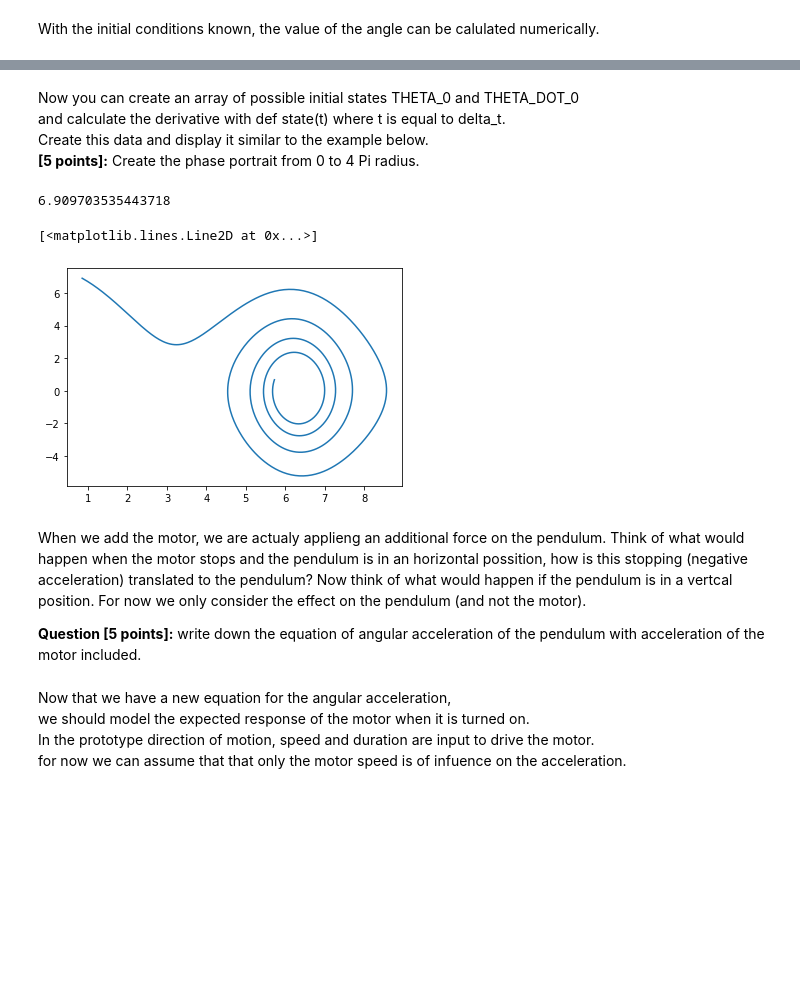
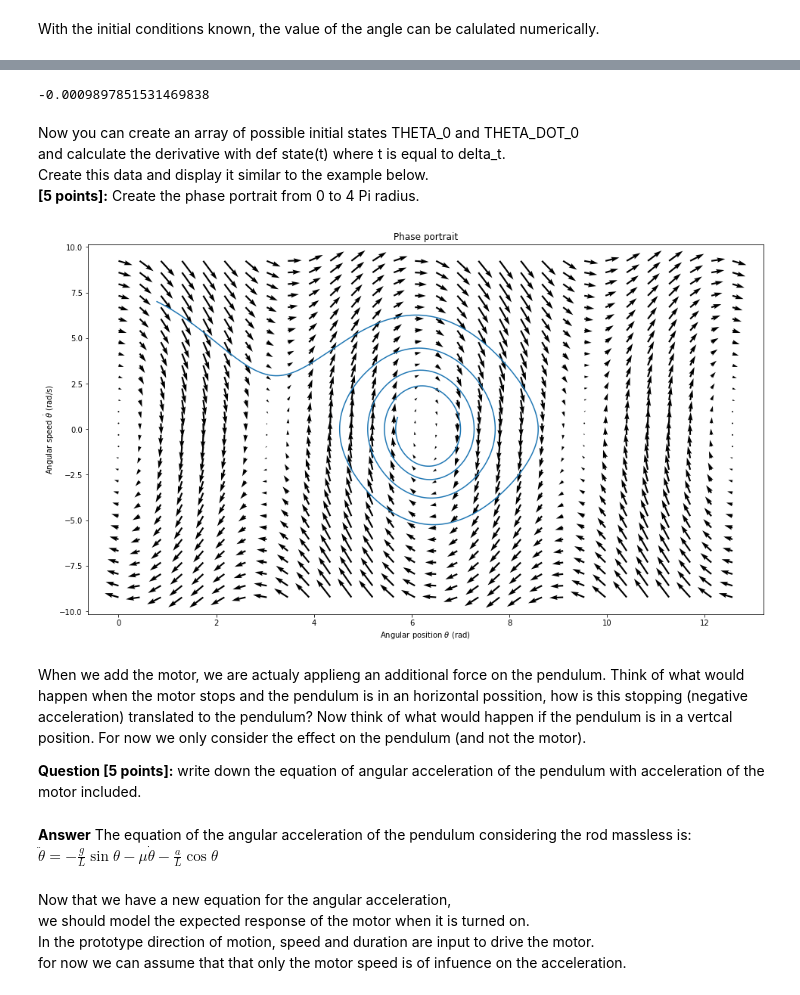
Before and after one commit to mitsyprada/Pendulum-project, a Jupyter notebook: Smart_Systems_Lab_1_zulkad.ipynb, the cells around one changed output, grey strips where cells are left out. Saved outputs shown, nothing was run; the diff lists cells and outputs as text; code cells hidden in the pictures; blank space fills up the shorter version.

Commit message:
my contribution on the phase portrait

```diff
--- a/Smart_Systems_Lab_1_zulkad.ipynb
+++ b/Smart_Systems_Lab_1_zulkad.ipynb
@@ -44,12 +48,12 @@ With the initial conditions known, the value of the angle can be calulated numer
 # %%
 # Solving the angular behaviour of the pendulum numerically for an given input time t (in seconds).
 # From now we will call this the simulation
-def state(t):
+def state(THETA_0, THETA_DOT_0, t):
     theta_list = []
     theta_dot_list = []
     theta = THETA_0
     theta_dot = THETA_DOT_0
-    delta_t = 0.01
+    delta_t = 0.00001 #choose a delta in time to compute
     for time in np.arange(0,t,delta_t):
         theta_double_dot = get_theta_double_dot(theta, theta_dot)
         theta_dot += theta_double_dot * delta_t
@@ -59,3 +63,14 @@ def state(t):
         theta_dot_list.append(theta_dot)
 
     return theta, theta_dot, theta_list, theta_dot_list
+# # Solving the angular behaviour of the pendulum numerically for an given input time t (in seconds).
+# # From now we will call this the simulation
+# def state(THETA_0,THETA_DOT_0,t):
+#     theta = THETA_0
+#     theta_dot = THETA_DOT_0
+#     delta_t = 0.000001 #choose a delta in time to compute
+#     for time in np.arange(0,t,delta_t):
+#         theta_double_dot = get_theta_double_dot(theta, theta_dot)
+#         theta += theta_dot * delta_t
+#         theta_dot += theta_double_dot * delta_t
+#     return theta, theta_dot
@@ -90,0 +77,11 @@ print(s_3[:2])
+# %%
+# np.pi/2
+# 1.5707963267948966
+THETA_0 = np.pi/2
+THETA_DOT_0 = 0
+t = 0.0001
+theta, theta_dot, theta_list, theta_dot_list = state(THETA_0,0,t)
+theta - THETA_0
+theta_dot - THETA_DOT_0
+# %% [output]
+-0.0009897851531469838
@@ -93,13 +107,3 @@ Now you can create an array of possible initial states THETA_0 and THETA_DOT_0
 and calculate the derivative with def state(t) where t is equal to delta_t.
 Create this data and display it similar to the example below.
 **[5 points]:** Create the phase portrait from 0 to 4 Pi radius.
-# %%
-THETA_0 = np.pi / 4
-THETA_DOT_0 = 7
-_, _, theta_list, theta_dot_list = state(10)
-print(theta_dot_list[0])
-plt.plot(theta_list, theta_dot_list)
-# %% [output]
-6.909703535443718
-[<matplotlib.lines.Line2D at 0x...>]
-[figure, removed]
@@ -134,7 +110,42 @@ plt.show()
+# %%
+#And example of how to display the estimated direction of angular behaviour (phase portrait)
+
+# prepare to plot
+fig, ax = plt.subplots(figsize=(16,9))
+
+# create a trace of an starting point
+THETA_0 = np.pi / 4
+THETA_DOT_0 = 7
+theta, theta_dot, theta_list, theta_dot_list = state(THETA_0, THETA_DOT_0, 10)
+ax.plot(theta_list, theta_dot_list)
+
+# plot the phase portrait
+X = np.linspace(0, 4*np.pi, 30) #values of angular position
+Y = np.linspace(-(0.3)*(g/L)*np.pi, (0.3)*(g/L)*np.pi, 30) #values of angular speed
+uu, vv = np.meshgrid(X, Y)
+u = np.zeros(uu.shape) #values of angular position
+v = np.zeros(vv.shape) #values of angular speed
+t = 0.000002
+for i in range(Y.shape[0]):
+    for j in range(X.shape[0]):
+        theta, theta_dot, theta_list, theta_dot_list = state(uu[i,j],vv[i,j],t)
+        u[i,j] = theta - uu[i,j]
+        v[i,j] = theta_dot - vv[i,j]
+q = ax.quiver(uu, vv, u, v)
+ax.set_title('Phase portrait')
+ax.set_xlabel(r'Angular position $\theta$ (rad)')
+ax.set_ylabel(r'Angular speed $\dot{\theta}$ (rad/s)')
+plt.show()
+# %% [output]
+[figure, added]
 # %% [markdown]
 When we add the motor, we are actualy applieng an additional force on the pendulum. Think of what would happen when the motor stops and the pendulum is in an horizontal possition, how is this stopping (negative acceleration) translated to the pendulum? Now think of what would happen if the pendulum is in a vertcal position. For now we only consider the effect on the pendulum (and not the motor).
 
 **Question [5 points]:** write down the equation of angular acceleration of the pendulum with acceleration of the motor included.
+# %% [markdown]
+**Answer**
+The equation of the angular acceleration of the pendulum considering the rod massless is:<br>
+$\ddot{\theta} = -\frac{g}{L}\sin\theta - \mu\dot{\theta} -\frac{a}{L}\cos\theta $
 # %%
 # you will get an aditional value that infuences theta_double_dot
 g = 9.8
```
Also changed, not shown: parts of 7 cells of this notebook.
